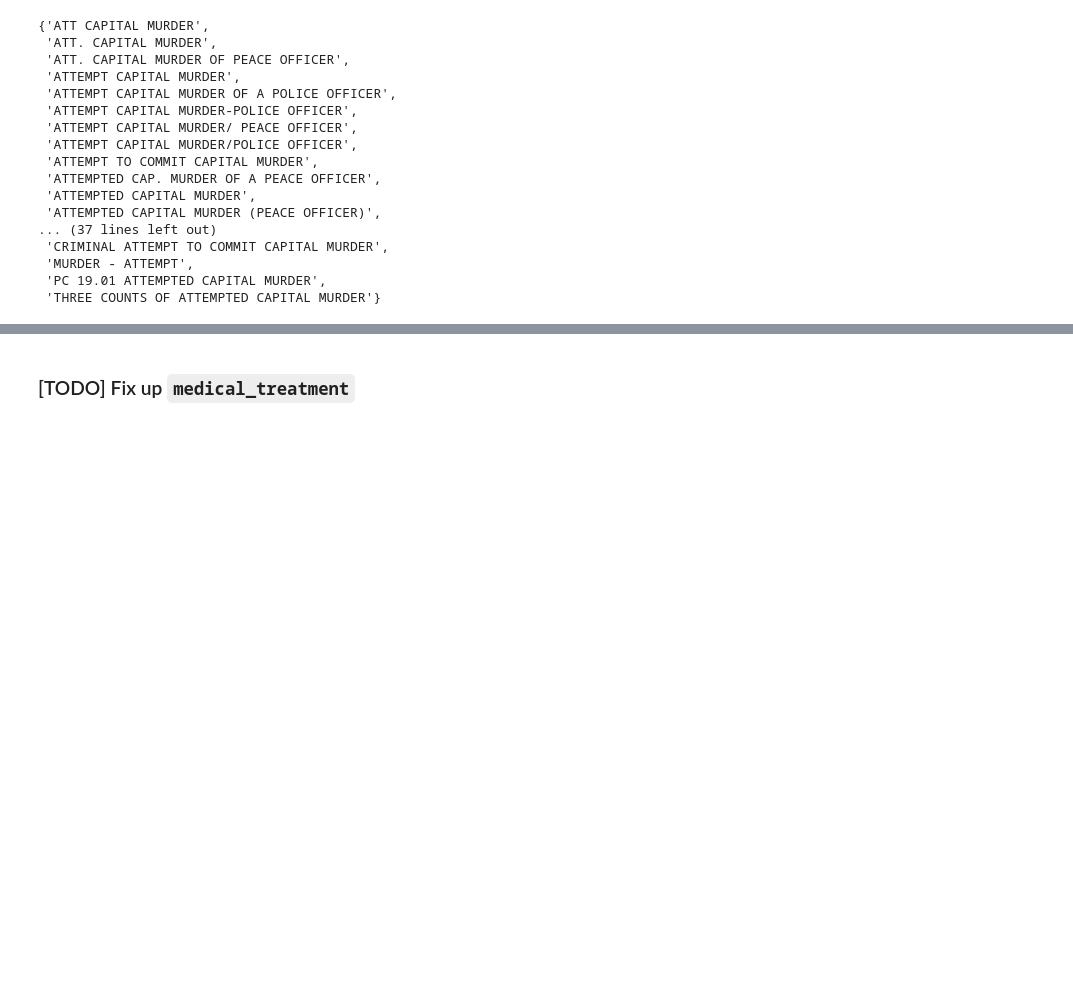
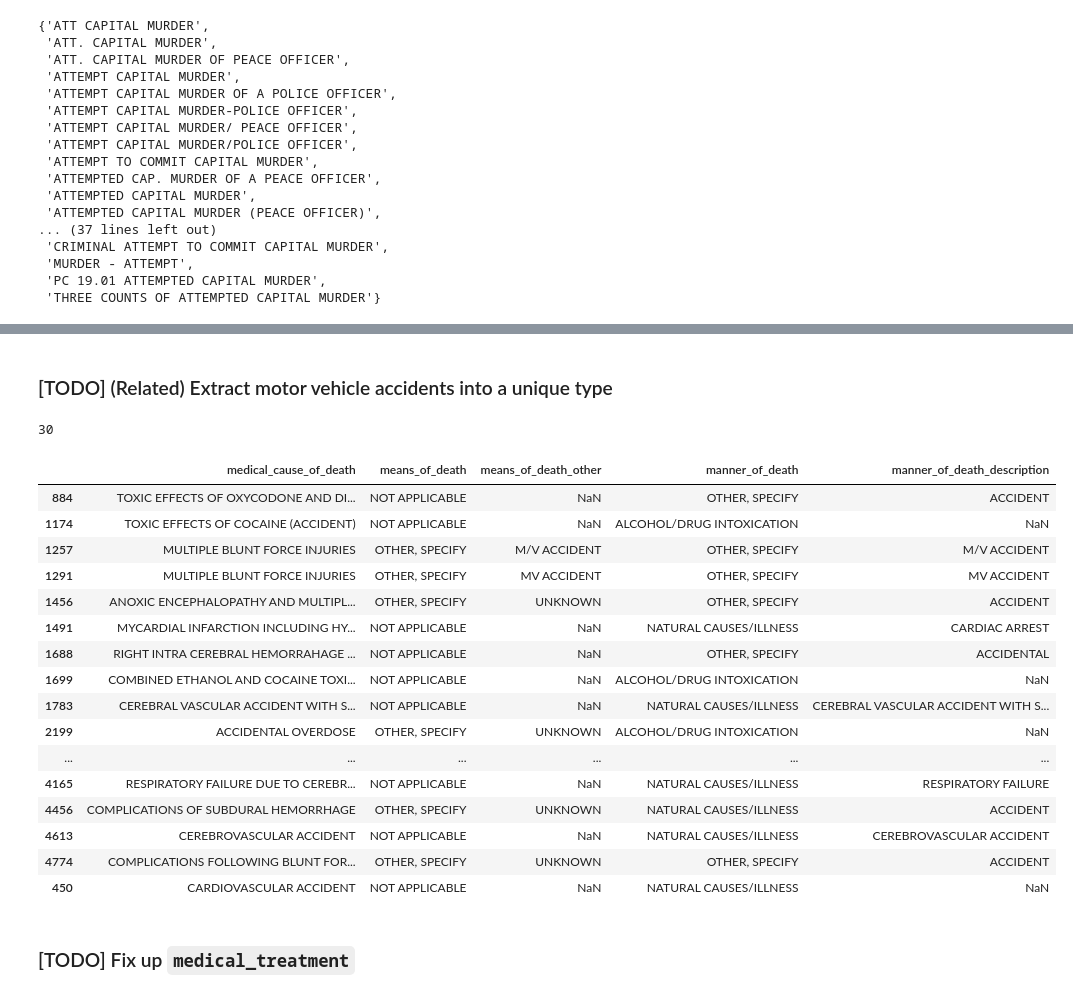
Before and after one commit to texas-justice-initiative/data-processing, a Jupyter notebook: data_cleaning/clean_cdr.ipynb, the cells around one changed output, grey strips where cells are left out. Drawn from its saved outputs; the diff is of its cells as text; code cells hidden in the pictures; blank space fills up the shorter version.

```diff
--- a/data_cleaning/clean_cdr.ipynb
+++ b/data_cleaning/clean_cdr.ipynb
@@ -1075,3 +1136,31 @@ frame[['form_version', 'manner_of_death_description']]
+# %% [markdown]
+### [TODO] (Related) Extract motor vehicle accidents into a unique type
+# %%
+# This starter code should get it going
+frame = cdr[(cdr.manner_of_death != 'ACCIDENTAL')]
+frame = frame[(frame.medical_cause_of_death.fillna('').str.contains('ACCIDENT')) |
+              frame.manner_of_death_description.fillna('').str.contains('ACCIDENT')]
+print(len(frame))
+frame[['medical_cause_of_death', 'means_of_death', 'means_of_death_other', 'manner_of_death', 'manner_of_death_description']]
+# %% [output]
+30
+|  | medical_cause_of_death | means_of_death | means_of_death_other | manner_of_death | manner_of_death_description |
+| 884 | TOXIC EFFECTS OF OXYCODONE AND DI... | NOT APPLICABLE | NaN | OTHER, SPECIFY | ACCIDENT |
+| 1174 | TOXIC EFFECTS OF COCAINE (ACCIDENT) | NOT APPLICABLE | NaN | ALCOHOL/DRUG INTOXICATION | NaN |
+| 1257 | MULTIPLE BLUNT FORCE INJURIES | OTHER, SPECIFY | M/V ACCIDENT | OTHER, SPECIFY | M/V ACCIDENT |
+| 1291 | MULTIPLE BLUNT FORCE INJURIES | OTHER, SPECIFY | MV ACCIDENT | OTHER, SPECIFY | MV ACCIDENT |
+| 1456 | ANOXIC ENCEPHALOPATHY AND MULTIPL... | OTHER, SPECIFY | UNKNOWN | OTHER, SPECIFY | ACCIDENT |
+| 1491 | MYCARDIAL INFARCTION INCLUDING HY... | NOT APPLICABLE | NaN | NATURAL CAUSES/ILLNESS | CARDIAC ARREST |
+| 1688 | RIGHT INTRA CEREBRAL HEMORRAHAGE ... | NOT APPLICABLE | NaN | OTHER, SPECIFY | ACCIDENTAL |
+| 1699 | COMBINED ETHANOL AND COCAINE TOXI... | NOT APPLICABLE | NaN | ALCOHOL/DRUG INTOXICATION | NaN |
+| 1783 | CEREBRAL VASCULAR ACCIDENT WITH S... | NOT APPLICABLE | NaN | NATURAL CAUSES/ILLNESS | CEREBRAL VASCULAR ACCIDENT WITH S... |
+| 2199 | ACCIDENTAL OVERDOSE | OTHER, SPECIFY | UNKNOWN | ALCOHOL/DRUG INTOXICATION | NaN |
+| ... | ... | ... | ... | ... | ... |
+| 4165 | RESPIRATORY FAILURE DUE TO CEREBR... | NOT APPLICABLE | NaN | NATURAL CAUSES/ILLNESS | RESPIRATORY FAILURE |
+| 4456 | COMPLICATIONS OF SUBDURAL HEMORRHAGE | OTHER, SPECIFY | UNKNOWN | NATURAL CAUSES/ILLNESS | ACCIDENT |
+| 4613 | CEREBROVASCULAR ACCIDENT | NOT APPLICABLE | NaN | NATURAL CAUSES/ILLNESS | CEREBROVASCULAR ACCIDENT |
+| 4774 | COMPLICATIONS FOLLOWING BLUNT FOR... | OTHER, SPECIFY | UNKNOWN | OTHER, SPECIFY | ACCIDENT |
+| 450 | CARDIOVASCULAR ACCIDENT | NOT APPLICABLE | NaN | NATURAL CAUSES/ILLNESS | NaN |
 # %% [markdown]
 ### [TODO] Fix up `medical_treatment`
 # %%
```
Also changed, not shown: parts of 23 cells of this notebook.
